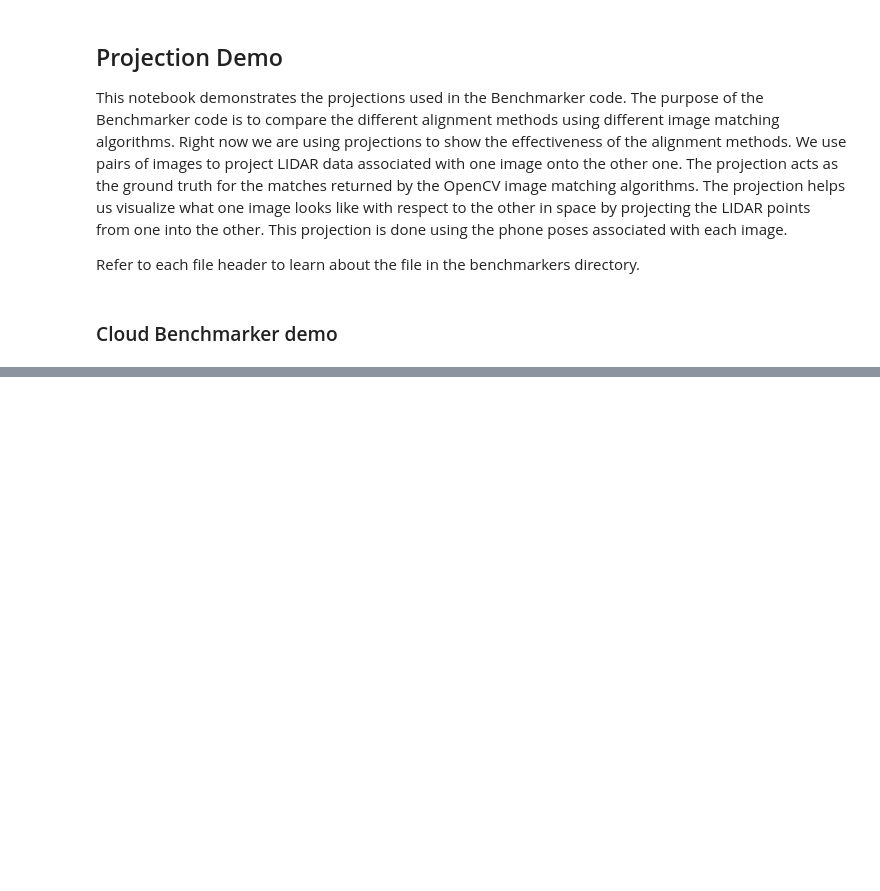
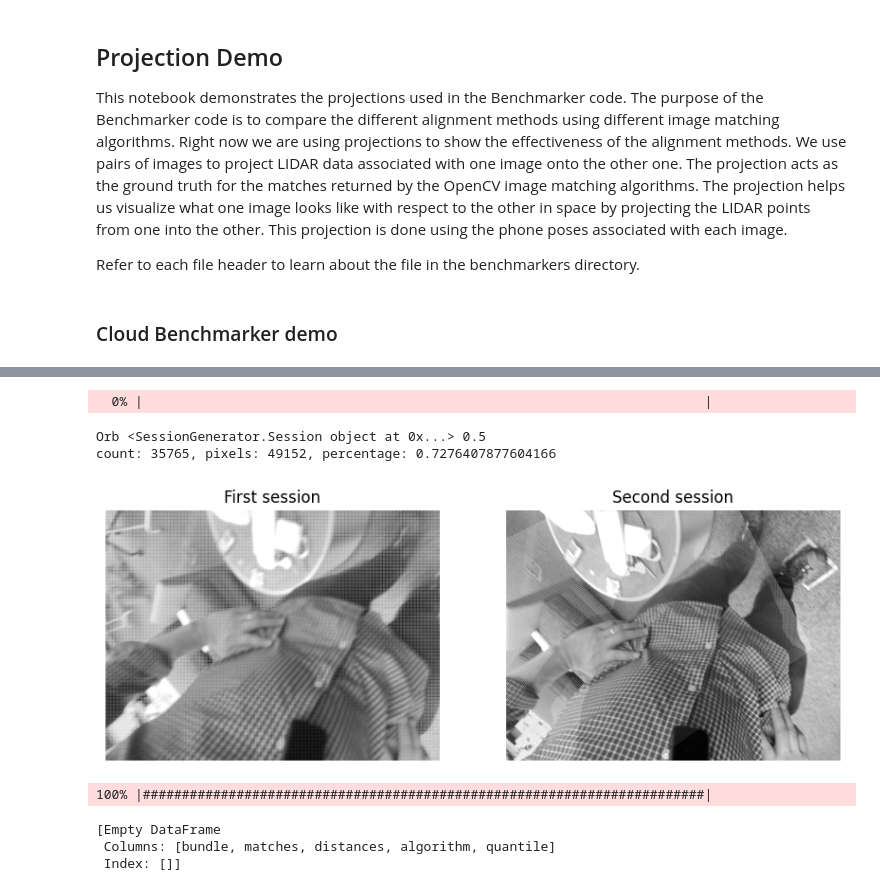
Before and after one commit to occamLab/MatchingBenchmarking, a Jupyter notebook: src/demo.ipynb, the cells around one changed output, grey strips where cells are left out. Drawn from its saved outputs; the diff is of its cells as text; code cells hidden in the pictures; blank space fills up the shorter version.

```diff
--- a/src/demo.ipynb
+++ b/src/demo.ipynb
@@ -33,0 +36,11 @@ count: 36864, pixels: 49152, percentage: 0.75
+# %%
+benchmark(benchmarker, num_runs=1)
+# %% [output]
+  0% |                                                                        |
+Orb <SessionGenerator.Session object at 0x...> 0.5
+count: 35765, pixels: 49152, percentage: 0.7276407877604166
+[figure, added]
+100% |########################################################################|
+[Empty DataFrame
+ Columns: [bundle, matches, distances, algorithm, quantile]
+ Index: []]
```
Also changed, not shown: parts of 5 cells of this notebook, 2 other files.
